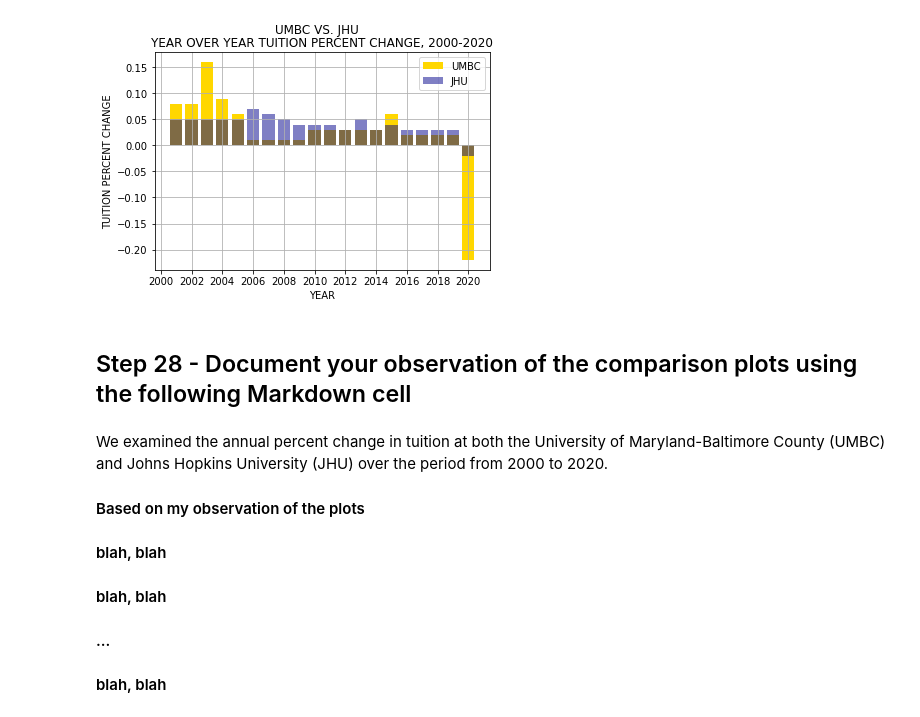
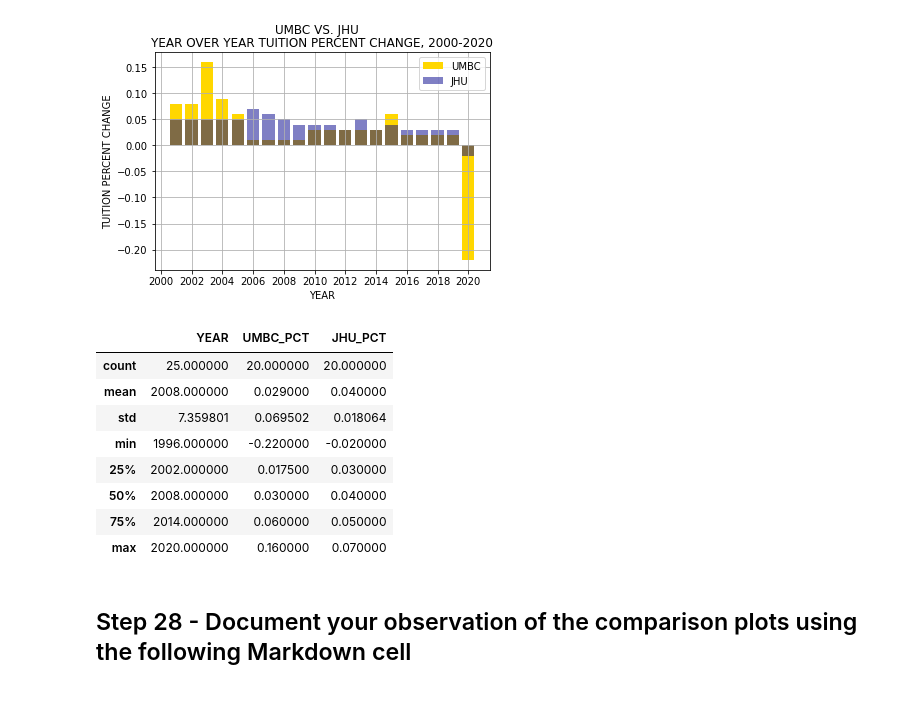
Before and after one commit to davidsadovy/data690_fall2022, a Jupyter notebook: assignment_06/assignment_06.ipynb, the cells around one changed output. Drawn from its saved outputs; the diff is of its cells as text; code cells hidden in the pictures.

```diff
--- a/assignment_06/assignment_06.ipynb
+++ b/assignment_06/assignment_06.ipynb
@@ -782,15 +825,18 @@ plt.xticks(np.arange(2000, 2021, 2))
 plt.grid(True)
 # %% [output]
 [figure]
+# %%
+# adding this for Step 28
+df_merged.describe()
+# %% [output]
+|  | YEAR | UMBC_PCT | JHU_PCT |
+| count | 25.000000 | 20.000000 | 20.000000 |
+| mean | 2008.000000 | 0.029000 | 0.040000 |
+| std | 7.359801 | 0.069502 | 0.018064 |
+| min | 1996.000000 | -0.220000 | -0.020000 |
+| 25% | 2002.000000 | 0.017500 | 0.030000 |
+| 50% | 2008.000000 | 0.030000 | 0.040000 |
+| 75% | 2014.000000 | 0.060000 | 0.050000 |
+| max | 2020.000000 | 0.160000 | 0.070000 |
 # %% [markdown]
 ## Step 28 - Document your observation of the comparison plots using the following Markdown cell
-# %% [markdown]
-We examined the annual percent change in tuition at both the University of Maryland-Baltimore County (UMBC) and Johns Hopkins University (JHU) over the period from 2000 to 2020.
-
-
-
-#### Based on my observation of the plots
-#### blah, blah
-#### blah, blah
-#### ...
-#### blah, blah
```
Also changed, not shown: parts of 20 cells of this notebook.
